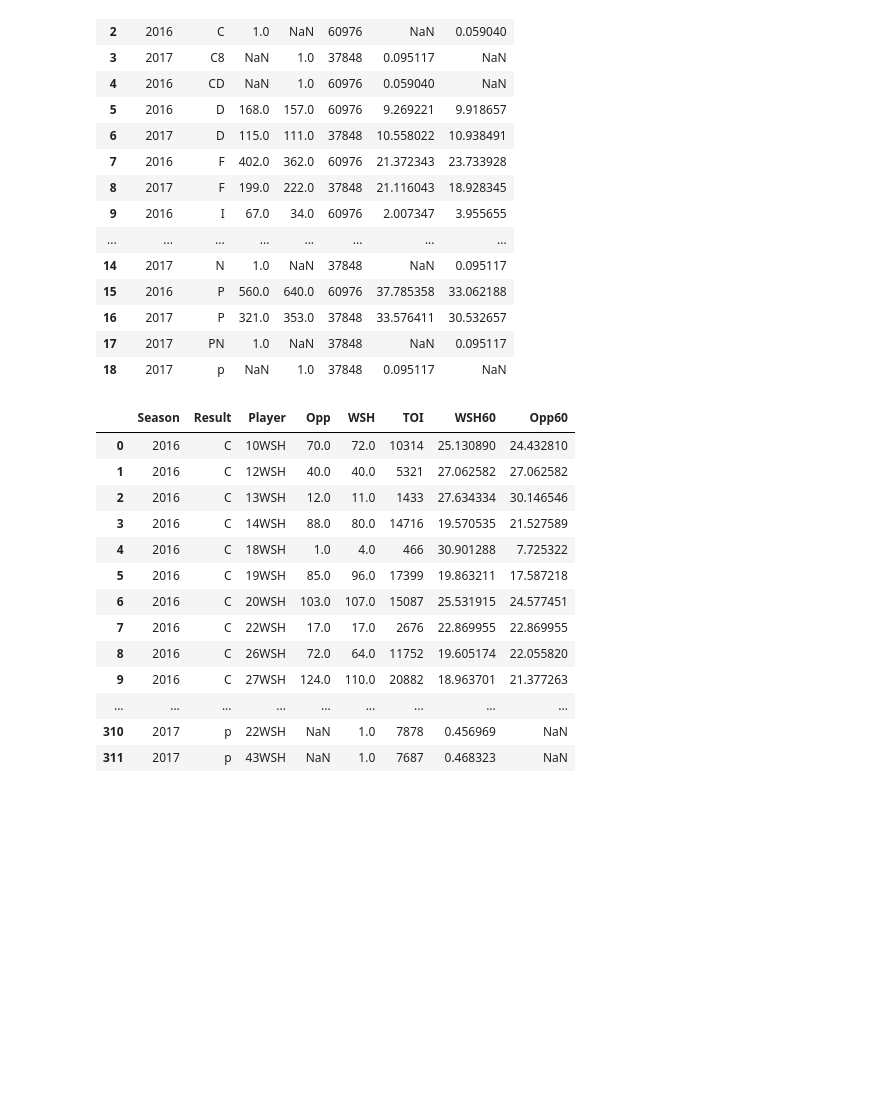
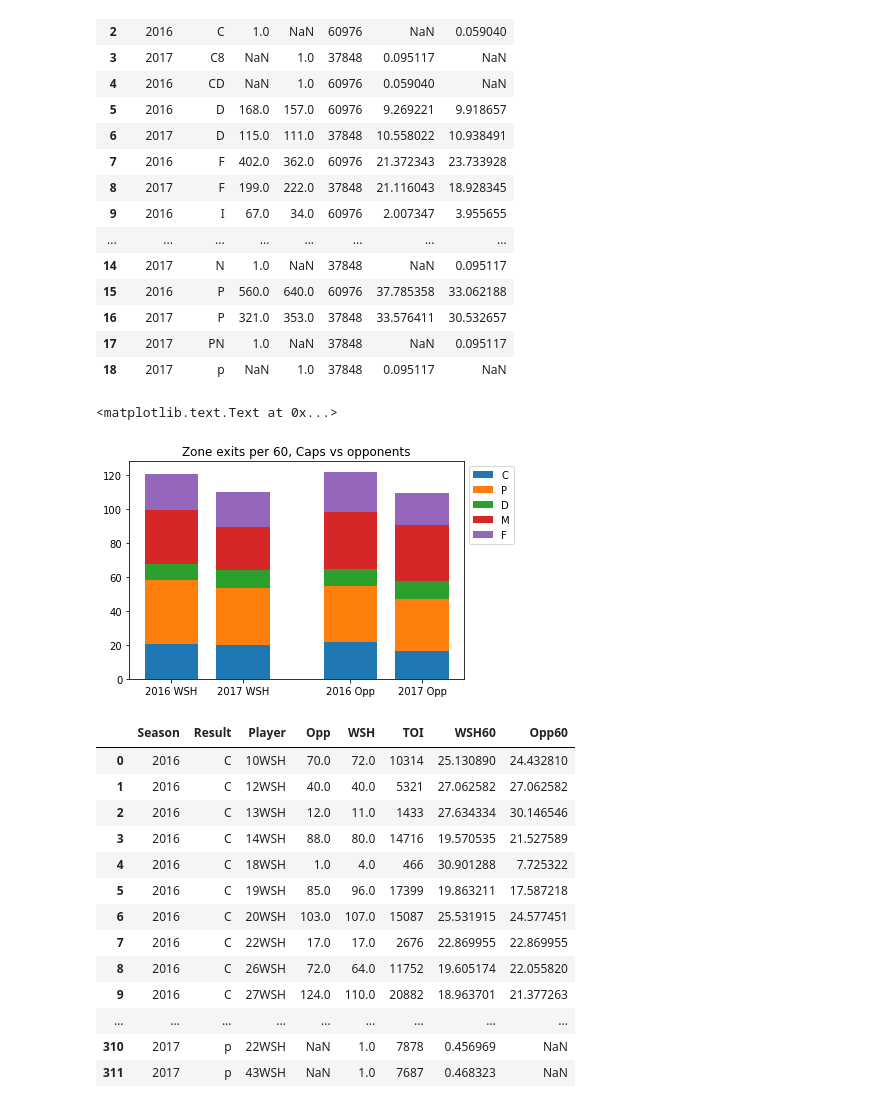
Before and after one commit to muneebalam/scrapenhl2, a Jupyter notebook: examples/Entry and Exit Comparison.ipynb, the cells around one changed output. Saved outputs shown, nothing was run; the diff lists cells and outputs as text; code cells hidden in the pictures; blank space fills up the shorter version.

```diff
--- a/examples/Entry and Exit Comparison.ipynb
+++ b/examples/Entry and Exit Comparison.ipynb
@@ -1228,6 +1228,32 @@ exits60
 | 16 | 2017 | P | 321.0 | 353.0 | 37848 | 33.576411 | 30.532657 |
 | 17 | 2017 | PN | 1.0 | NaN | 37848 | NaN | 0.095117 |
 | 18 | 2017 | p | NaN | 1.0 | 37848 | 0.095117 | NaN |
+# %%
+valid_exits = pd.DataFrame({'Result': ['C', 'P', 'D', 'M', 'F'],
+                            'ExitOrder': [0, 1, 2, 3, 4]})
+
+tmp = exits60[['Season', 'Result', 'WSH60', 'Opp60']] \
+    .merge(valid_exits, how='inner', on='Result') \
+    .melt(id_vars=['Season', 'Result', 'ExitOrder'], var_name='Team', value_name='Per60') \
+    .assign(Height=lambda x: x.Per60,
+           Team=lambda x: x.Team.apply(lambda y: y[:3])) \
+    .sort_values(['Season', 'ExitOrder', 'Team'])
+
+tmp.loc[:, 'Left'] = tmp.Team.apply(lambda x: 0 if x == 'WSH' else 1) + \
+    tmp.Season.apply(lambda x: 0.4 if x == 2017 else 0)
+tmp.loc[:, 'Bottom'] = tmp.groupby(['Season', 'Team']).Height.cumsum() - tmp.Height
+for etype in tmp.ExitOrder.unique():
+    tmp2 = tmp[tmp['ExitOrder'] == etype]
+    bar(left=tmp2.Left.values, height=tmp2.Height.values, bottom=tmp2.Bottom.values, label=tmp2.Result.unique()[0],
+        width=0.3)
+
+xlabs = tmp.drop_duplicates(subset=['Season', 'Team', 'Left'])
+xticks([x for x in xlabs.Left], ['{0:d} {1:s}'.format(s, t) for s, t in zip(tmp2.Season, tmp2.Team)])
+legend(loc=2, bbox_to_anchor=(1, 1))
+title('Zone exits per 60, Caps vs opponents')
+# %% [output]
+<matplotlib.text.Text at 0x...>
+[figure, added]
 # %%
 # Individual level, on-ice
 
```
Also changed, not shown: parts of 2 cells of this notebook, 15 other files.
